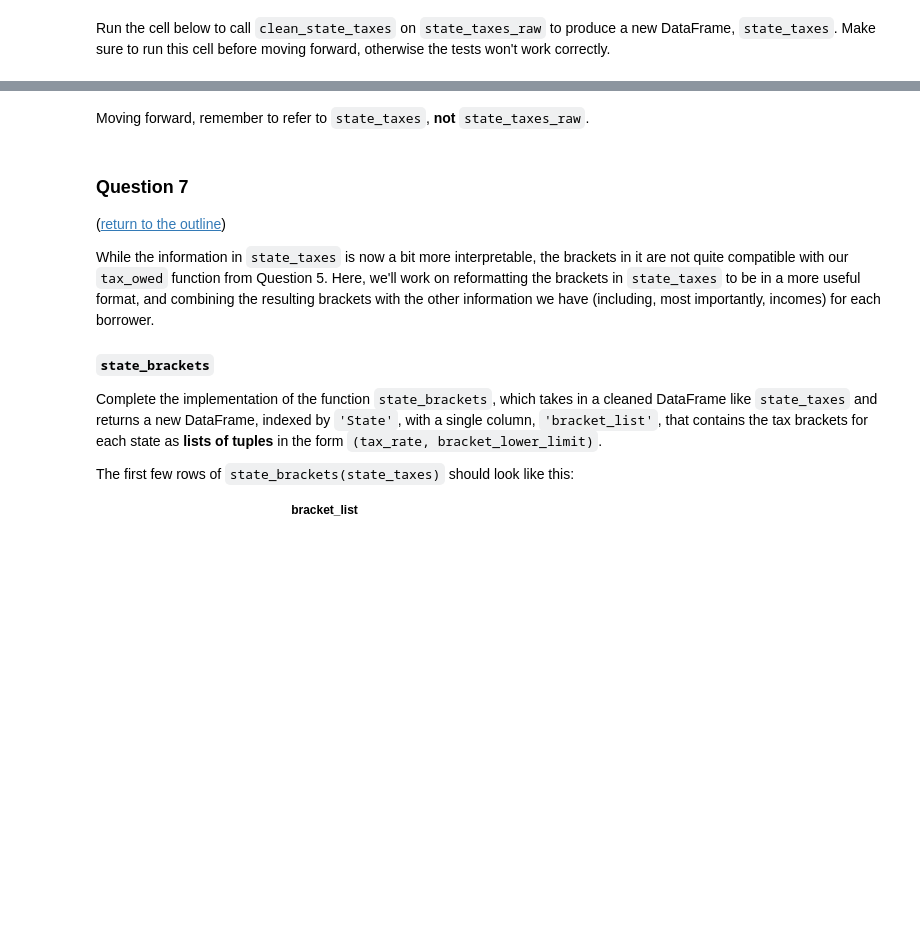
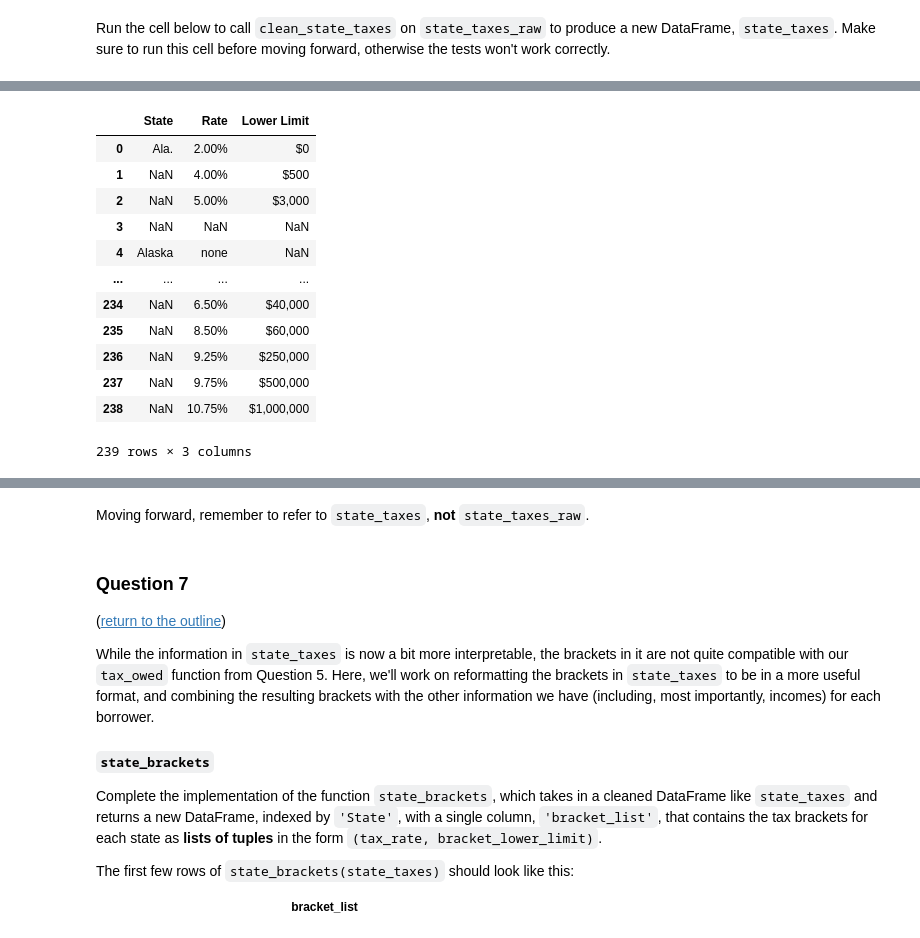
Before and after one commit to ri2658/dsc80-2026-fa, a Jupyter notebook: projects/proj02/project.ipynb, the cells around one changed output, grey strips where cells are left out. Cells and saved outputs as stored; diff of their text form; code cells hidden in the pictures; blank space fills up the shorter version.

```diff
--- a/projects/proj02/project.ipynb
+++ b/projects/proj02/project.ipynb
@@ -917,2 +960,18 @@ AttributeError: 'NoneType' object has no attribute 'head'
+# %%
+state_taxes_raw
+# %% [output]
+|  | State | Rate | Lower Limit |
+| 0 | Ala. | 2.00% | $0 |
+| 1 | NaN | 4.00% | $500 |
+| 2 | NaN | 5.00% | $3,000 |
+| 3 | NaN | NaN | NaN |
+| 4 | Alaska | none | NaN |
+| ... | ... | ... | ... |
+| 234 | NaN | 6.50% | $40,000 |
+| 235 | NaN | 8.50% | $60,000 |
+| 236 | NaN | 9.25% | $250,000 |
+| 237 | NaN | 9.75% | $500,000 |
+| 238 | NaN | 10.75% | $1,000,000 |
+239 rows × 3 columns
 # %%
 grader.check("q6")
```
Also changed, not shown: parts of 11 cells of this notebook, 3 other files.
